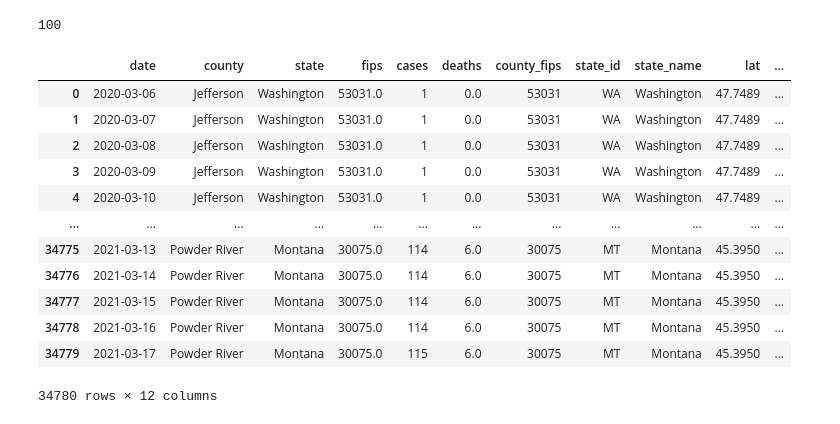
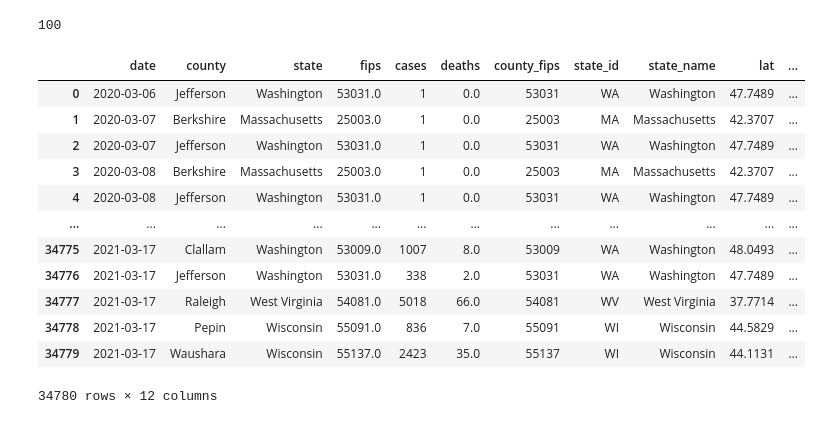
Before and after one commit to pkriger/project-01, a Jupyter notebook: Resources/covid_imported.ipynb, the cells around one changed output. Saved outputs shown, nothing was run; the diff lists cells and outputs as text; code cells hidden in the pictures.

```diff
--- a/Resources/covid_imported.ipynb
+++ b/Resources/covid_imported.ipynb
@@ -106,19 +106,19 @@ len(covid_100_df["fips"].unique())
 100
 # %%
 covid_100_df2=pd.merge(covid_100_df,counties100data[['county_fips', 'state_id',
-       'state_name', 'lat', 'lng', 'population']],left_on="fips",right_on="county_fips")
+       'state_name', 'lat', 'lng', 'population']],left_on="fips",right_on="county_fips", how="left")
 covid_100_df2
 # %% [output]
 |  | date | county | state | fips | cases | deaths | county_fips | state_id | state_name | lat | ... |
 | 0 | 2020-03-06 | Jefferson | Washington | 53031.0 | 1 | 0.0 | 53031 | WA | Washington | 47.7489 | ... |
-| 1 | 2020-03-07 | Jefferson | Washington | 53031.0 | 1 | 0.0 | 53031 | WA | Washington | 47.7489 | ... |
-| 2 | 2020-03-08 | Jefferson | Washington | 53031.0 | 1 | 0.0 | 53031 | WA | Washington | 47.7489 | ... |
-| 3 | 2020-03-09 | Jefferson | Washington | 53031.0 | 1 | 0.0 | 53031 | WA | Washington | 47.7489 | ... |
-| 4 | 2020-03-10 | Jefferson | Washington | 53031.0 | 1 | 0.0 | 53031 | WA | Washington | 47.7489 | ... |
+| 1 | 2020-03-07 | Berkshire | Massachusetts | 25003.0 | 1 | 0.0 | 25003 | MA | Massachusetts | 42.3707 | ... |
+| 2 | 2020-03-07 | Jefferson | Washington | 53031.0 | 1 | 0.0 | 53031 | WA | Washington | 47.7489 | ... |
+| 3 | 2020-03-08 | Berkshire | Massachusetts | 25003.0 | 1 | 0.0 | 25003 | MA | Massachusetts | 42.3707 | ... |
+| 4 | 2020-03-08 | Jefferson | Washington | 53031.0 | 1 | 0.0 | 53031 | WA | Washington | 47.7489 | ... |
 | ... | ... | ... | ... | ... | ... | ... | ... | ... | ... | ... | ... |
-| 34775 | 2021-03-13 | Powder River | Montana | 30075.0 | 114 | 6.0 | 30075 | MT | Montana | 45.3950 | ... |
-| 34776 | 2021-03-14 | Powder River | Montana | 30075.0 | 114 | 6.0 | 30075 | MT | Montana | 45.3950 | ... |
-| 34777 | 2021-03-15 | Powder River | Montana | 30075.0 | 114 | 6.0 | 30075 | MT | Montana | 45.3950 | ... |
-| 34778 | 2021-03-16 | Powder River | Montana | 30075.0 | 114 | 6.0 | 30075 | MT | Montana | 45.3950 | ... |
-| 34779 | 2021-03-17 | Powder River | Montana | 30075.0 | 115 | 6.0 | 30075 | MT | Montana | 45.3950 | ... |
+| 34775 | 2021-03-17 | Clallam | Washington | 53009.0 | 1007 | 8.0 | 53009 | WA | Washington | 48.0493 | ... |
+| 34776 | 2021-03-17 | Jefferson | Washington | 53031.0 | 338 | 2.0 | 53031 | WA | Washington | 47.7489 | ... |
+| 34777 | 2021-03-17 | Raleigh | West Virginia | 54081.0 | 5018 | 66.0 | 54081 | WV | West Virginia | 37.7714 | ... |
+| 34778 | 2021-03-17 | Pepin | Wisconsin | 55091.0 | 836 | 7.0 | 55091 | WI | Wisconsin | 44.5829 | ... |
+| 34779 | 2021-03-17 | Waushara | Wisconsin | 55137.0 | 2423 | 35.0 | 55137 | WI | Wisconsin | 44.1131 | ... |
 34780 rows × 12 columns
```
Also changed, not shown: parts of 3 cells of this notebook.
